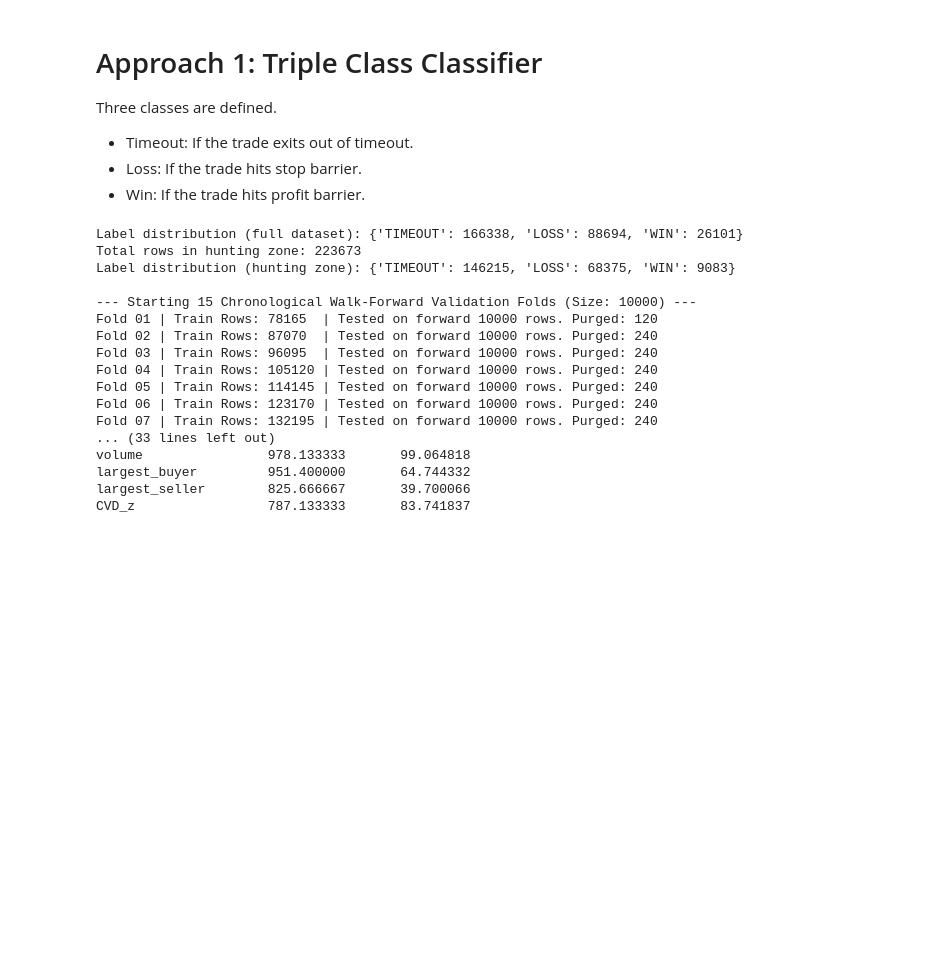
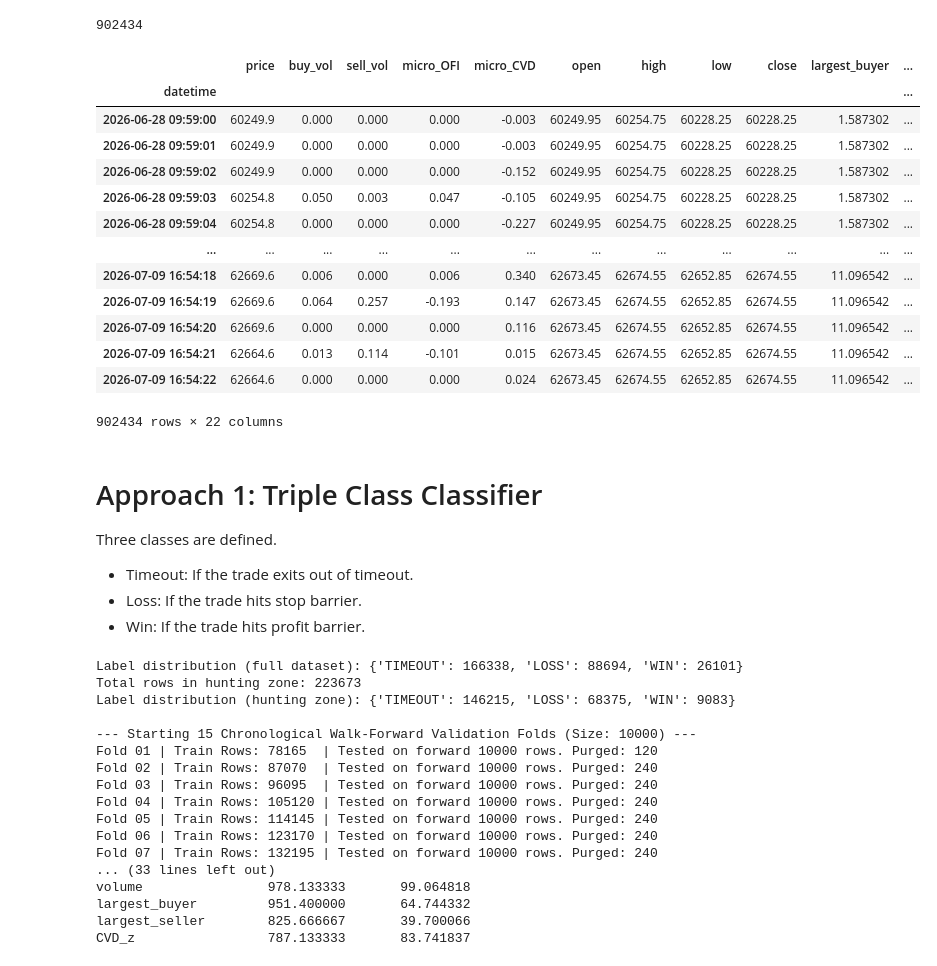
Before and after one commit to hmzk1422/OSADP-Infrastructure, a Jupyter notebook: research/ml-state.ipynb, the cells around one changed output. Drawn from its saved outputs; the diff is of its cells as text; code cells hidden in the pictures; blank space fills up the shorter version.

```diff
--- a/research/ml-state.ipynb
+++ b/research/ml-state.ipynb
@@ -148,7 +148,29 @@ session_2 = load_and_build_state_space(
     "./csv/BTCUSDT_orderbook_3.csv", "./csv/BTCUSDT_trades_3.csv", session_id=1
 )
 
+df_state_space = pd.concat([session_0, session_1, session_2]).sort_index()
+print(len(df_state_space))
+
 #df_state_space = load_and_build_state_space("./csv/XAUTUSDT_orderbook.csv", "./csv/XAUTUSDT_trades.csv", 0)
+# %% [output]
+902434
+# %%
+df_state_space
+# %% [output]
+|  | price | buy_vol | sell_vol | micro_OFI | micro_CVD | open | high | low | close | largest_buyer | ... |
+| datetime |  |  |  |  |  |  |  |  |  |  | ... |
+| 2026-06-28 09:59:00 | 60249.9 | 0.000 | 0.000 | 0.000 | -0.003 | 60249.95 | 60254.75 | 60228.25 | 60228.25 | 1.587302 | ... |
+| 2026-06-28 09:59:01 | 60249.9 | 0.000 | 0.000 | 0.000 | -0.003 | 60249.95 | 60254.75 | 60228.25 | 60228.25 | 1.587302 | ... |
+| 2026-06-28 09:59:02 | 60249.9 | 0.000 | 0.000 | 0.000 | -0.152 | 60249.95 | 60254.75 | 60228.25 | 60228.25 | 1.587302 | ... |
+| 2026-06-28 09:59:03 | 60254.8 | 0.050 | 0.003 | 0.047 | -0.105 | 60249.95 | 60254.75 | 60228.25 | 60228.25 | 1.587302 | ... |
+| 2026-06-28 09:59:04 | 60254.8 | 0.000 | 0.000 | 0.000 | -0.227 | 60249.95 | 60254.75 | 60228.25 | 60228.25 | 1.587302 | ... |
+| ... | ... | ... | ... | ... | ... | ... | ... | ... | ... | ... | ... |
+| 2026-07-09 16:54:18 | 62669.6 | 0.006 | 0.000 | 0.006 | 0.340 | 62673.45 | 62674.55 | 62652.85 | 62674.55 | 11.096542 | ... |
+| 2026-07-09 16:54:19 | 62669.6 | 0.064 | 0.257 | -0.193 | 0.147 | 62673.45 | 62674.55 | 62652.85 | 62674.55 | 11.096542 | ... |
+| 2026-07-09 16:54:20 | 62669.6 | 0.000 | 0.000 | 0.000 | 0.116 | 62673.45 | 62674.55 | 62652.85 | 62674.55 | 11.096542 | ... |
+| 2026-07-09 16:54:21 | 62664.6 | 0.013 | 0.114 | -0.101 | 0.015 | 62673.45 | 62674.55 | 62652.85 | 62674.55 | 11.096542 | ... |
+| 2026-07-09 16:54:22 | 62664.6 | 0.000 | 0.000 | 0.000 | 0.024 | 62673.45 | 62674.55 | 62652.85 | 62674.55 | 11.096542 | ... |
+902434 rows × 22 columns
 # %% [markdown]
 # Approach 1: Triple Class Classifier
 Three classes are defined.
```
Also changed, not shown: parts of 1 cell of this notebook, 10 other files.
